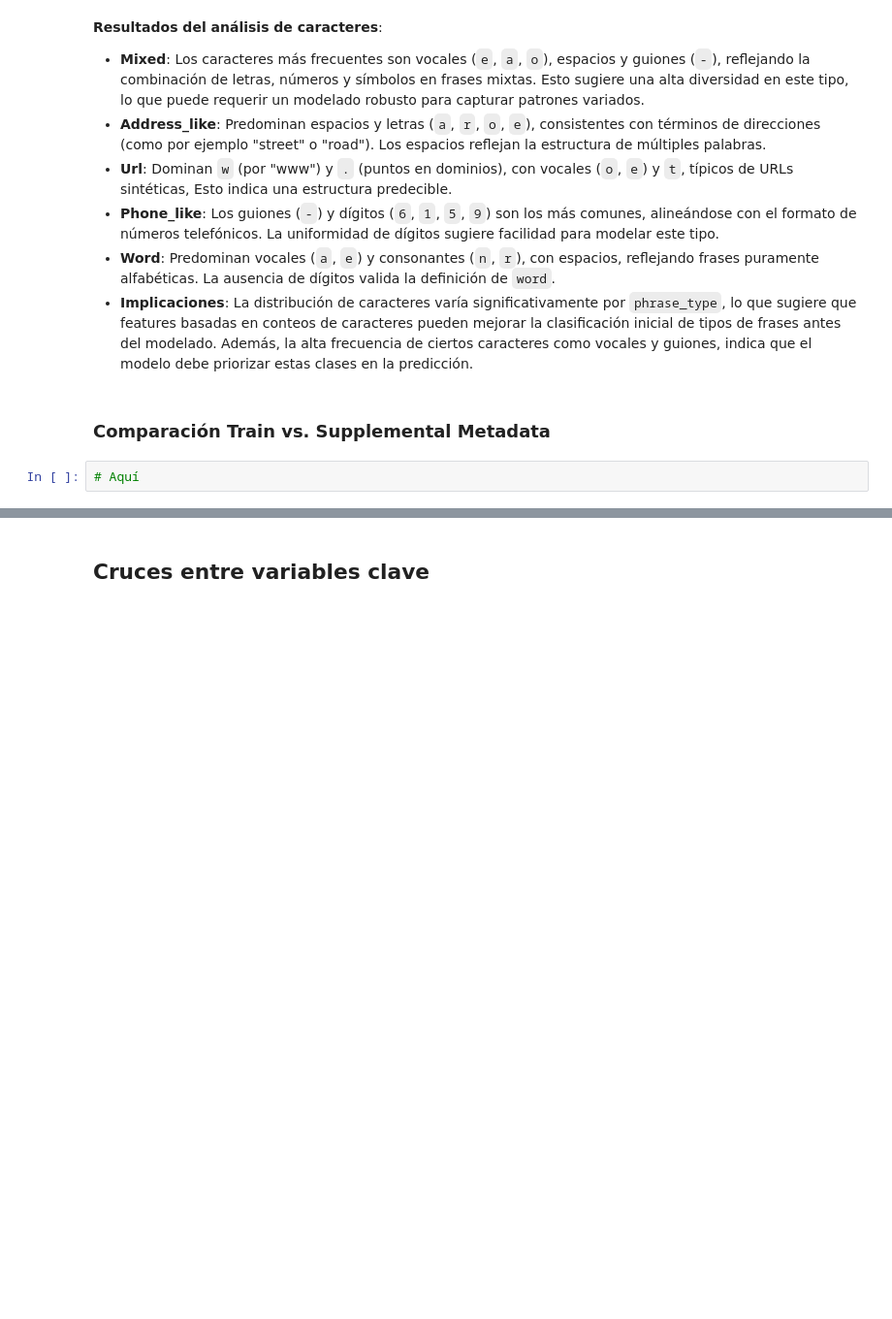
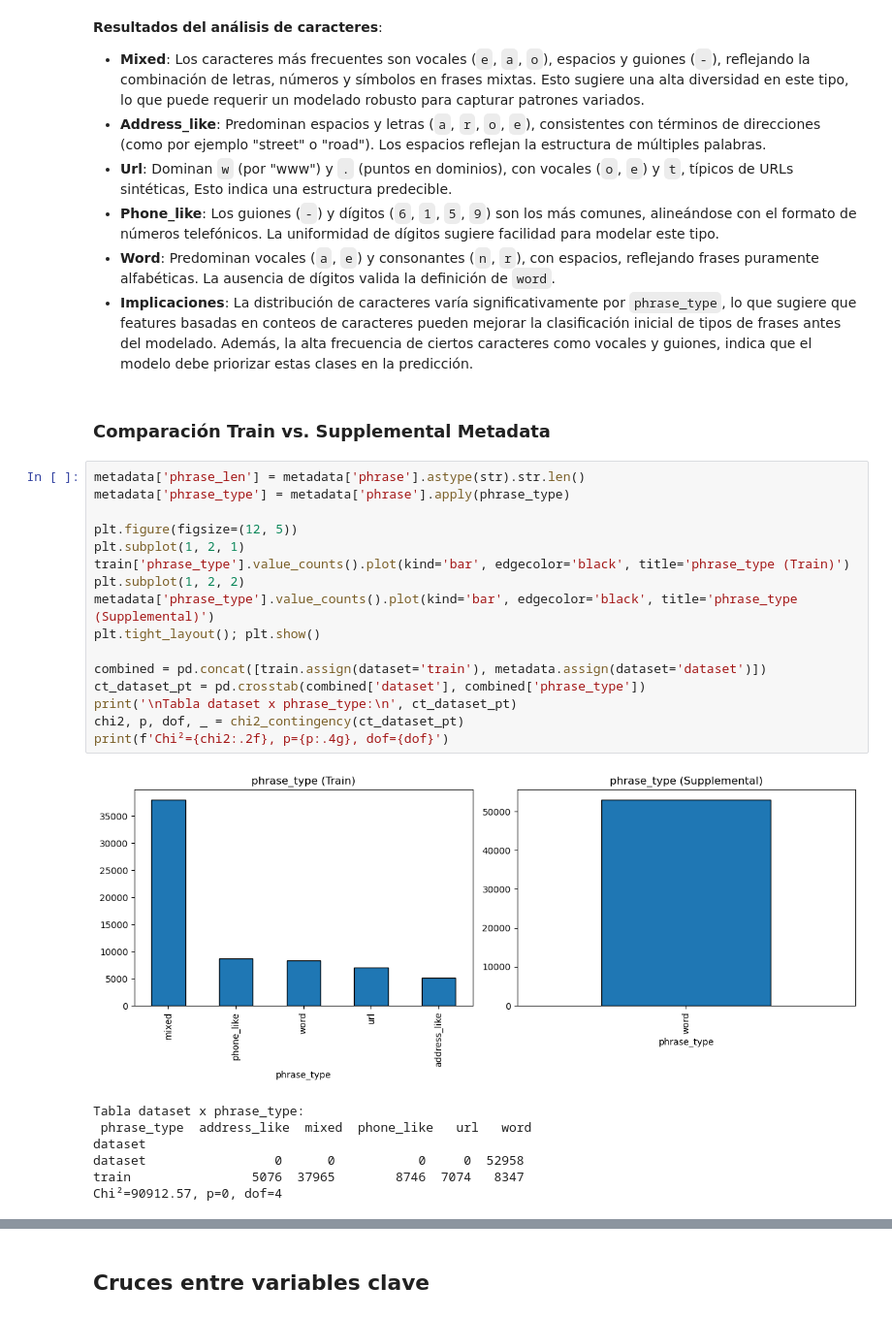
Before and after one commit to alee2602/PROYECTO2-DS, a Jupyter notebook: proyecto.ipynb, the cells around one changed output, grey strips where cells are left out. Shown at 97% size. Drawn from its saved outputs; the diff is of its cells as text; blank space fills up the shorter version.

```diff
--- a/proyecto.ipynb
+++ b/proyecto.ipynb
@@ -261,4 +261,26 @@ dtype: int64
 # %% [markdown]
 ### Comparación Train vs. Supplemental Metadata
 # %%
-# Aquí
+metadata['phrase_len'] = metadata['phrase'].astype(str).str.len()
+metadata['phrase_type'] = metadata['phrase'].apply(phrase_type)
+
+plt.figure(figsize=(12, 5))
+plt.subplot(1, 2, 1)
+train['phrase_type'].value_counts().plot(kind='bar', edgecolor='black', title='phrase_type (Train)')
+plt.subplot(1, 2, 2)
+metadata['phrase_type'].value_counts().plot(kind='bar', edgecolor='black', title='phrase_type (Supplemental)')
+plt.tight_layout(); plt.show()
+
+combined = pd.concat([train.assign(dataset='train'), metadata.assign(dataset='dataset')])
+ct_dataset_pt = pd.crosstab(combined['dataset'], combined['phrase_type'])
+print('\nTabla dataset x phrase_type:\n', ct_dataset_pt)
+chi2, p, dof, _ = chi2_contingency(ct_dataset_pt)
+print(f'Chi²={chi2:.2f}, p={p:.4g}, dof={dof}')
+# %% [output]
+[figure, added]
+Tabla dataset x phrase_type:
+ phrase_type  address_like  mixed  phone_like   url   word
+dataset
+dataset                 0      0           0     0  52958
+train                5076  37965        8746  7074   8347
+Chi²=90912.57, p=0, dof=4
```
Also changed, not shown: parts of 12 cells of this notebook.
